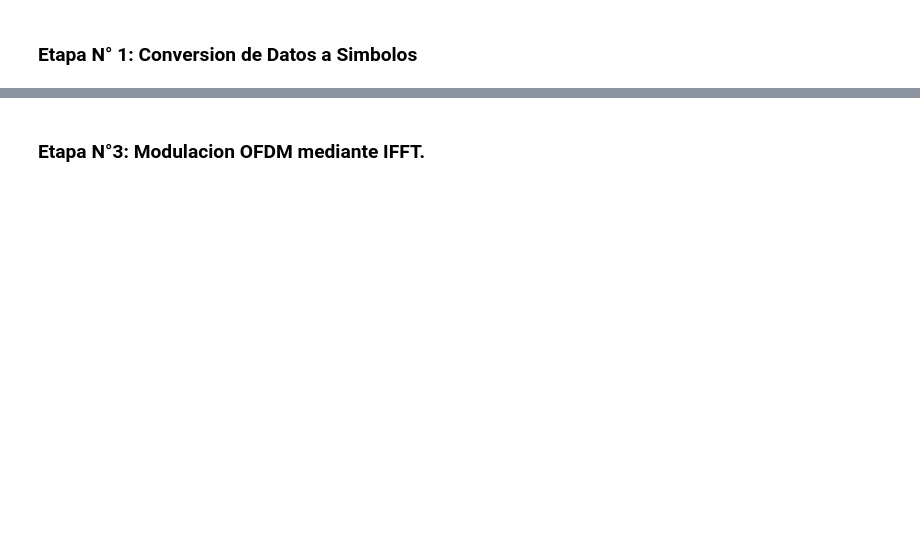
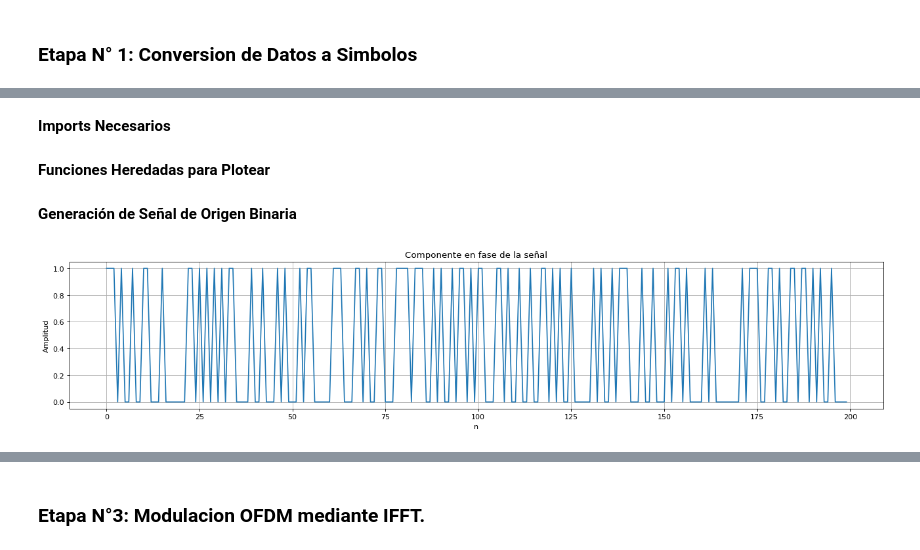
Before and after one commit to simi-sai/ofdm, a Jupyter notebook: src/Borrador.ipynb, the cells around one changed output, grey strips where cells are left out. Saved outputs shown, nothing was run; the diff lists cells and outputs as text; code cells hidden in the pictures; blank space fills up the shorter version.

```diff
--- a/src/Borrador.ipynb
+++ b/src/Borrador.ipynb
@@ -31,0 +17,2 @@ Bits generados (primeros 20): [0 0 0 1 0 1 1 1 0 1 0 0 1 1 1 0 1 0 0 0]
+# %% [markdown]
+**Imports Necesarios**
@@ -31,0 +23,2 @@ Bits generados (primeros 20): [0 0 0 1 0 1 1 1 0 1 0 0 1 1 1 0 1 0 0 0]
+# %% [markdown]
+**Funciones Heredadas para Plotear**
@@ -31,0 +69,13 @@ Bits generados (primeros 20): [0 0 0 1 0 1 1 1 0 1 0 0 1 1 1 0 1 0 0 0]
+# %% [markdown]
+**Generación de Señal de Origen Binaria**
+# %%
+# Parámetros
+samples = 2**10  # Cantidad de muestras
+
+# Generación de la señal binaria aleatoria
+signal = np.random.randint(0, 2, samples)
+
+plotSignal(signal[:200], 'T')  # Plot de la componente en fase de la señal
+# NOTA: No hay componente en cuadratura para una señal binaria en esta etapa
+# %% [output]
+[figure, added]
```
Also changed, not shown: parts of 47 cells of this notebook, 2 other files.
